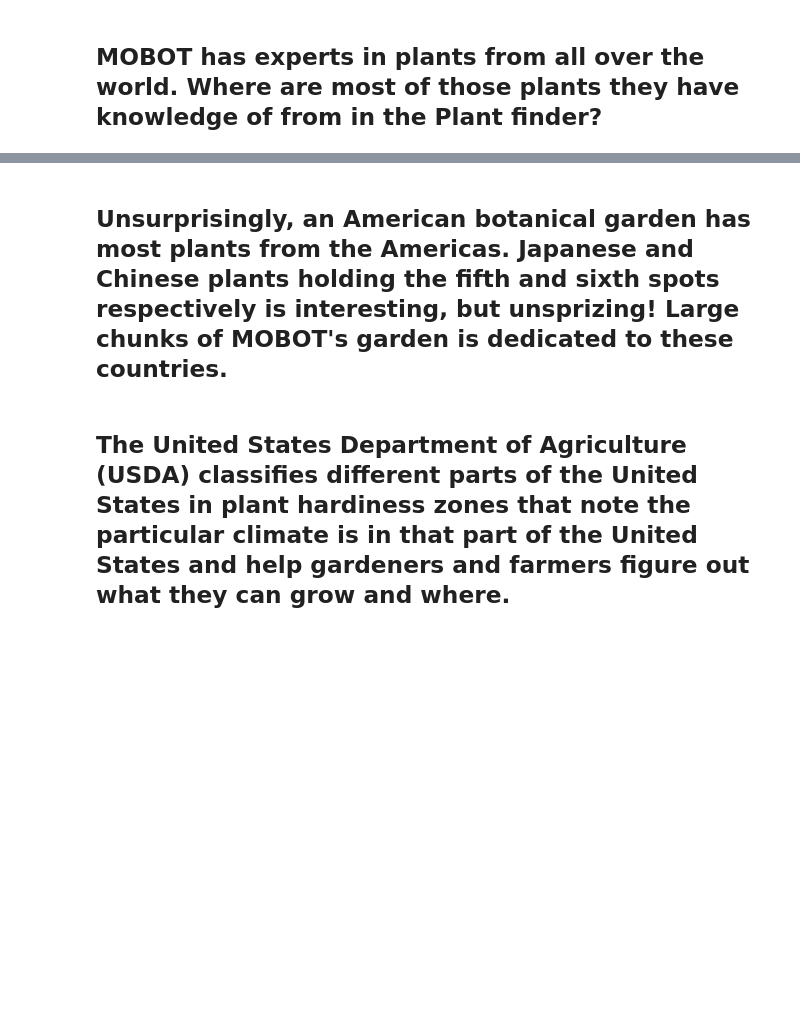
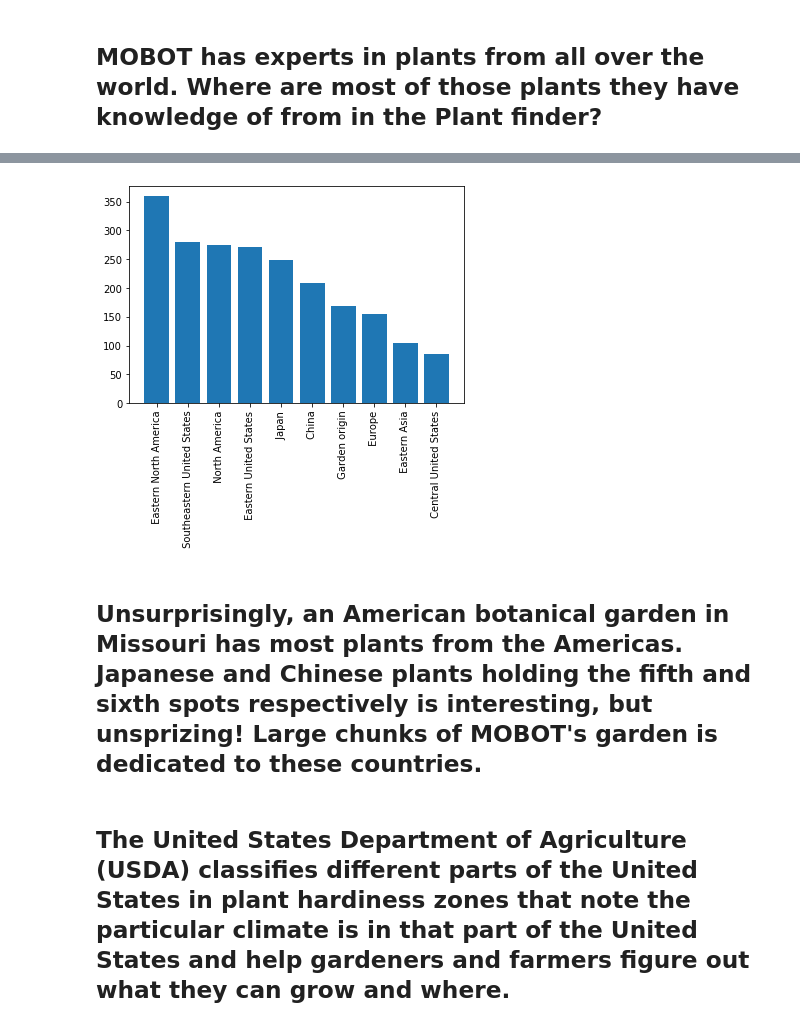
Before and after one commit to prairie-cybrarian/mobot_plant_finder, a Jupyter notebook: learn_da_mobot.ipynb, the cells around one changed output, grey strips where cells are left out. Saved outputs shown, nothing was run; the diff lists cells and outputs as text; code cells hidden in the pictures; blank space fills up the shorter version.

```diff
--- a/learn_da_mobot.ipynb
+++ b/learn_da_mobot.ipynb
@@ -220,5 +214,16 @@ iplot(native_range_distribution_data, filename='jupyter-basic_bar_native_range_d
+# %%
+x = native_range_distribution['Native Range']
+y = native_range_distribution['count']
+
+plt.bar(x, y)
+
+plt.xticks(rotation=90)
+
+plt.show()
+# %% [output]
+[figure, added]
 # %% [markdown]
-## Unsurprisingly, an American botanical garden has most plants from the Americas. Japanese and Chinese plants holding the fifth and sixth spots respectively is interesting, but unsprizing! Large chunks of MOBOT's garden is dedicated to these countries.
+## Unsurprisingly, an American botanical garden in Missouri has most plants from the Americas. Japanese and Chinese plants holding the fifth and sixth spots respectively is interesting, but unsprizing! Large chunks of MOBOT's garden is dedicated to these countries.
 # %% [markdown]
 ## The United States Department of Agriculture (USDA) classifies different parts of the United States in plant hardiness zones that note the particular climate is in that part of the United States and help gardeners and farmers figure out what they can grow and where.
 # %% [markdown]
```
Also changed, not shown: parts of 14 cells of this notebook, 1 other file.
